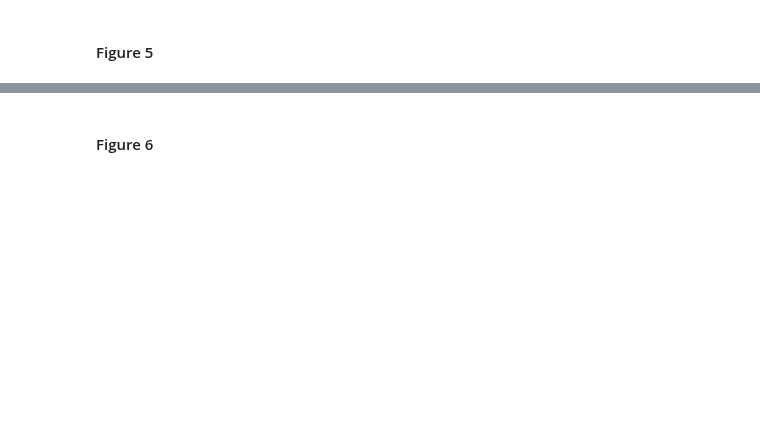
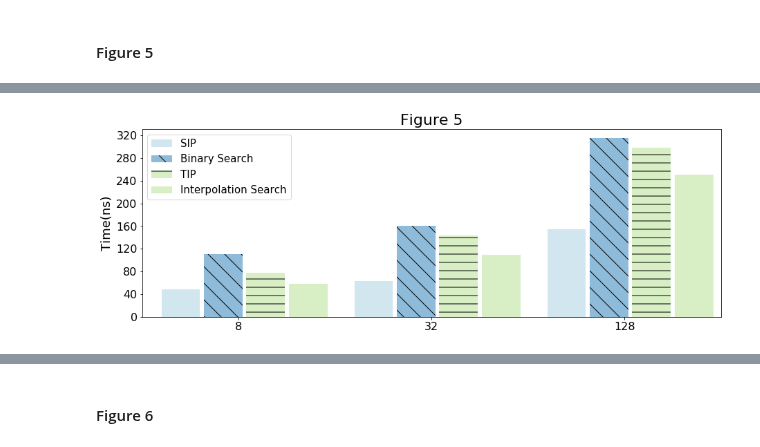
Before and after one commit to UWHustle/Efficiently-Searching-In-Memory-Sorted-Arrays, a Jupyter notebook: replicate_experiments/Reproducibility.ipynb, the cells around one changed output, grey strips where cells are left out. Drawn from its saved outputs; the diff is of its cells as text; code cells hidden in the pictures; blank space fills up the shorter version.

```diff
--- a/replicate_experiments/Reproducibility.ipynb
+++ b/replicate_experiments/Reproducibility.ipynb
@@ -234,0 +218,81 @@ print(results)
+# %%
+# algos: i-hyp-64, i-opt-8, bs
+# datasets: fb
+# record-size: 8,32,128
+
+tsv="fig5.tsv"
+rm_tsv(tsv)
+
+for recordSize in [8,32,128]:
+    for algorithm in ["sip", "bs", "tip", "is"]:
+        fbids_to_tsv(tsv, algorithm, recordSize, 1)
+
+run(tsv)
+results=get_results(tsv)
+print(results)
+
+# Plot
+
+# Group the results of each algorithm
+sipResult=[results[0], results[4], results[8]]
+bsResult=[results[1], results[5], results[9]]
+tipResult=[results[2], results[6], results[10]]
+isResult=[results[3], results[7], results[11]]
+
+pos = [0,1,2]
+width = 0.20
+
+fig, ax = plt.subplots(figsize=(15,5))
+plt.bar(pos,
+        sipResult,
+        width,
+        alpha=0.5,
+        color=lblue,
+        label="SIP")
+
+plt.bar([p + (width+.02)*1 for p in pos],
+        bsResult,
+        width,
+        alpha=0.5,
+        color=blue,
+        label="Binary Search",
+        hatch="\\")
+
+plt.bar([p + (width+.02)*2 for p in pos],
+        tipResult,
+        width,
+        alpha=0.5,
+        color=lgreen,
+        label="TIP",
+        hatch="-")
+
+plt.bar([p + (width+.02)*3 for p in pos],
+        isResult,
+        width,
+        alpha=0.5,
+        color=green,
+        label="Interpolation Search")
+
+ax.set_ylabel('Time(ns)', size=18)
+
+ax.set_title('Figure 5', size=22)
+
+# Set the position of the x ticks
+ax.set_xticks([p + 1.5 * width for p in pos])
+ax.yaxis.set_major_locator(MaxNLocator(integer=True))
+
+# Set the labels for the x ticks
+ax.set_xticklabels(["8","32","128"], size=15)
+ax.tick_params(axis='both', which='major', labelsize=16)
+
+# Setting the x-axis and y-axis limits
+plt.xlim(min(pos)-width, max(pos)+width*4)
+# plt.ylim([0, max(df['pre_score'] + df['mid_score'] + df['post_score'])] )
+
+# Adding the legend and showing the plot
+plt.legend(['SIP', 'Binary Search', 'TIP', 'Interpolation Search' ], loc='upper right')
+plt.legend(prop={'size': 15})
+plt.show()
+
+print("Caption: Comparison of SIP, TIP and Binary Search on the fb_ids dataset, over different record sizes.")
+# %% [output]
@@ -234,0 +302 @@ print(results)
+[figure, added]
```
Also changed, not shown: parts of 11 cells of this notebook.
